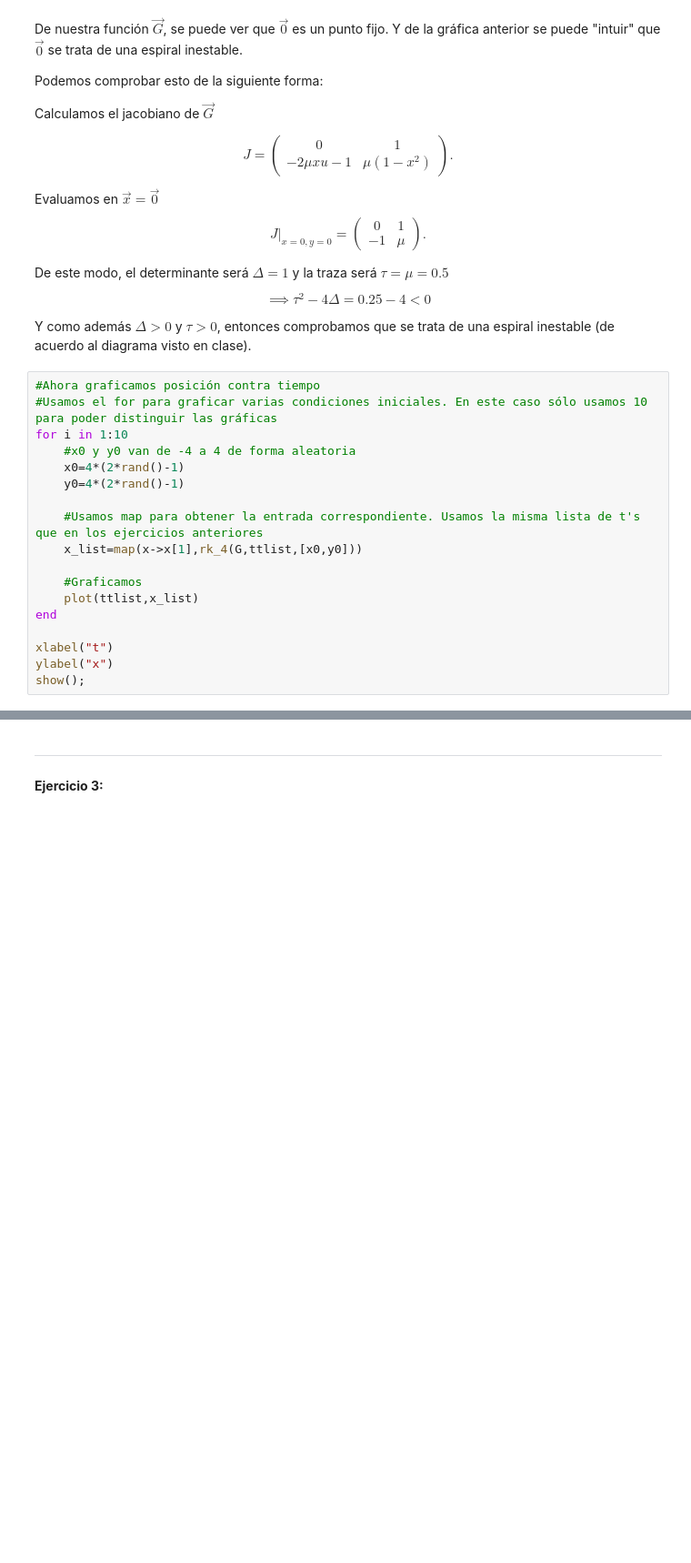
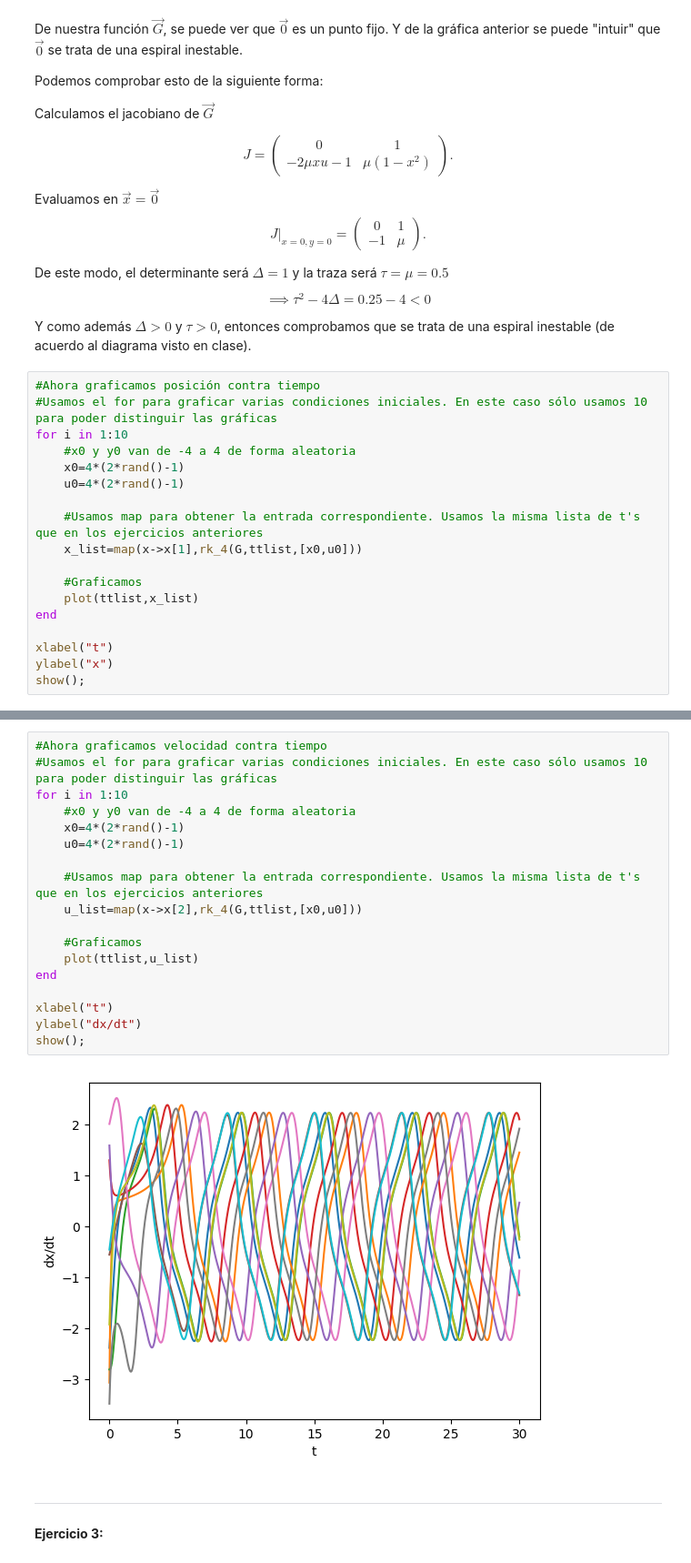
Before and after one commit to alexzpi/Fisica_Computacional_Perez_Fernandez, a Jupyter notebook: Tarea_14.ipynb, the cells around one changed output, grey strips where cells are left out. Shown at 91% size. Drawn from its saved outputs; the diff is of its cells as text; blank space fills up the shorter version.

```diff
--- a/Tarea_14.ipynb
+++ b/Tarea_14.ipynb
@@ -146,10 +146,10 @@ Y como además $\Delta>0$ y $\tau>0$, entonces comprobamos que se trata de una e
 for i in 1:10
     #x0 y y0 van de -4 a 4 de forma aleatoria
     x0=4*(2*rand()-1)
-    y0=4*(2*rand()-1)
+    u0=4*(2*rand()-1)
 
     #Usamos map para obtener la entrada correspondiente. Usamos la misma lista de t's que en los ejercicios anteriores
-    x_list=map(x->x[1],rk_4(G,ttlist,[x0,y0]))
+    x_list=map(x->x[1],rk_4(G,ttlist,[x0,u0]))
 
     #Graficamos
     plot(ttlist,x_list)
@@ -163,3 +163,23 @@ show();
+# %%
+#Ahora graficamos velocidad contra tiempo
+#Usamos el for para graficar varias condiciones iniciales. En este caso sólo usamos 10 para poder distinguir las gráficas
+for i in 1:10
+    #x0 y y0 van de -4 a 4 de forma aleatoria
+    x0=4*(2*rand()-1)
+    u0=4*(2*rand()-1)
+
+    #Usamos map para obtener la entrada correspondiente. Usamos la misma lista de t's que en los ejercicios anteriores
+    u_list=map(x->x[2],rk_4(G,ttlist,[x0,u0]))
+
+    #Graficamos
+    plot(ttlist,u_list)
+end
+
+xlabel("t")
+ylabel("dx/dt")
+show();
+# %% [output]
+[figure, added]
 # %% [markdown]
 ----
 __Ejercicio 3:__
```
Also changed, not shown: parts of 6 cells of this notebook.
